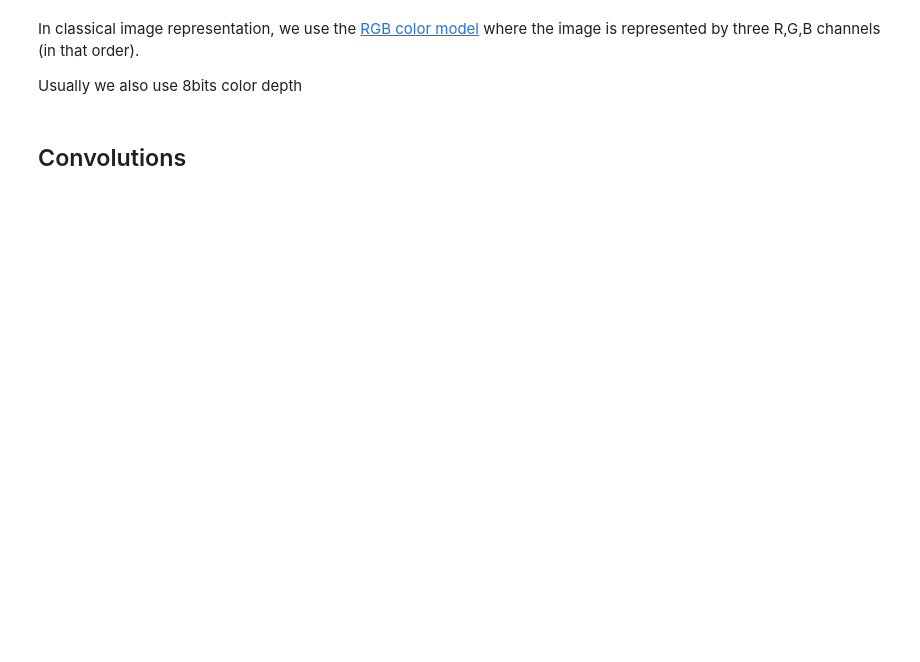
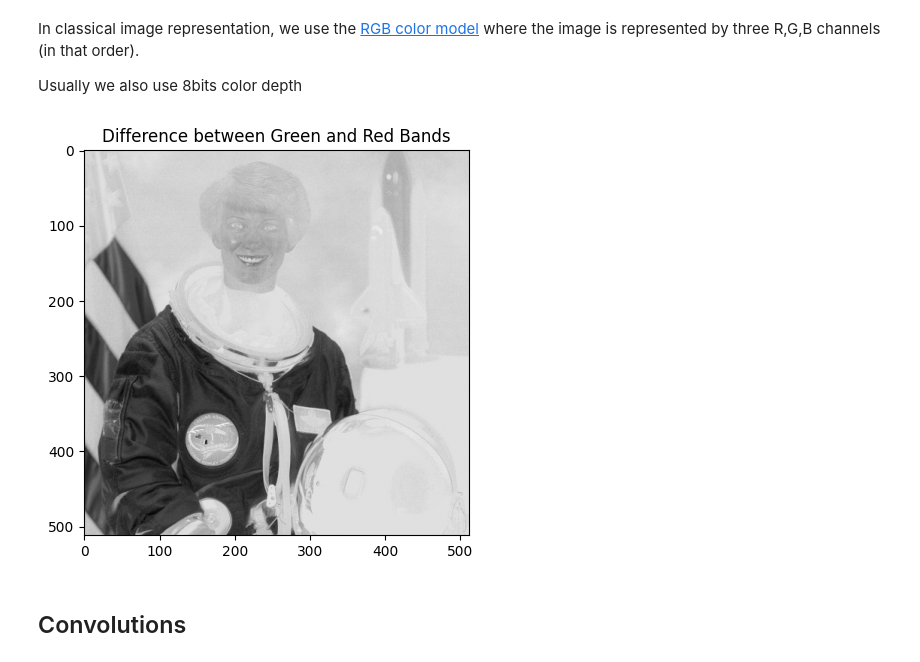
Before and after one commit to Strato31/deep-learning, a Jupyter notebook: vision/0_cnns.ipynb, the cells around one changed output. Cells and saved outputs as stored; diff of their text form; code cells hidden in the pictures; blank space fills up the shorter version.

```diff
--- a/vision/0_cnns.ipynb
+++ b/vision/0_cnns.ipynb
@@ -70,8 +75,20 @@ In classical image representation, we use the [RGB color model](https://en.wikip
 
 Usually we also use 8bits color depth
 # %%
-# Plot the difference between the green and the red band
-# don't forget to convert the image type as the image are in unsigned type
+g_r = img.copy()
+g_r = g_r.astype(np.float64)
+
+g_band = g_r[:, :, 1] # Green band
+r_band = g_r[:, :, 0] # Red band
+
+diff_gr = g_band - r_band
+
+plt.figure(figsize=(5, 5))
+plt.imshow(diff_gr, cmap='gray') # Use 'gray' colormap for single channel image
+plt.title('Difference between Green and Red Bands')
+plt.show()
+# %% [output]
+[figure, added]
 # %% [markdown]
 ## Convolutions
 # %% [markdown]
```
Also changed, not shown: parts of 18 cells of this notebook.
